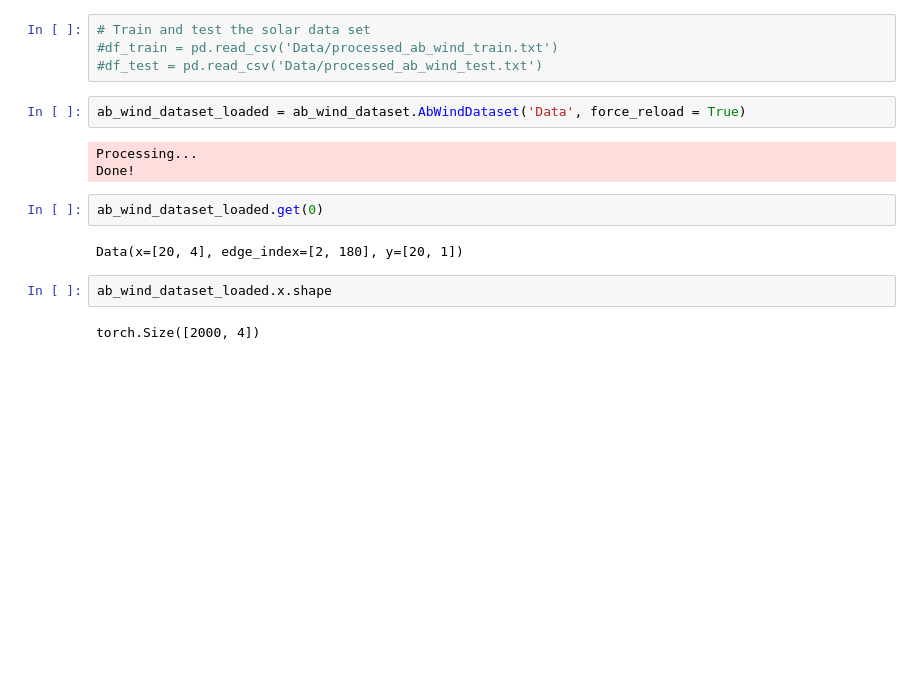
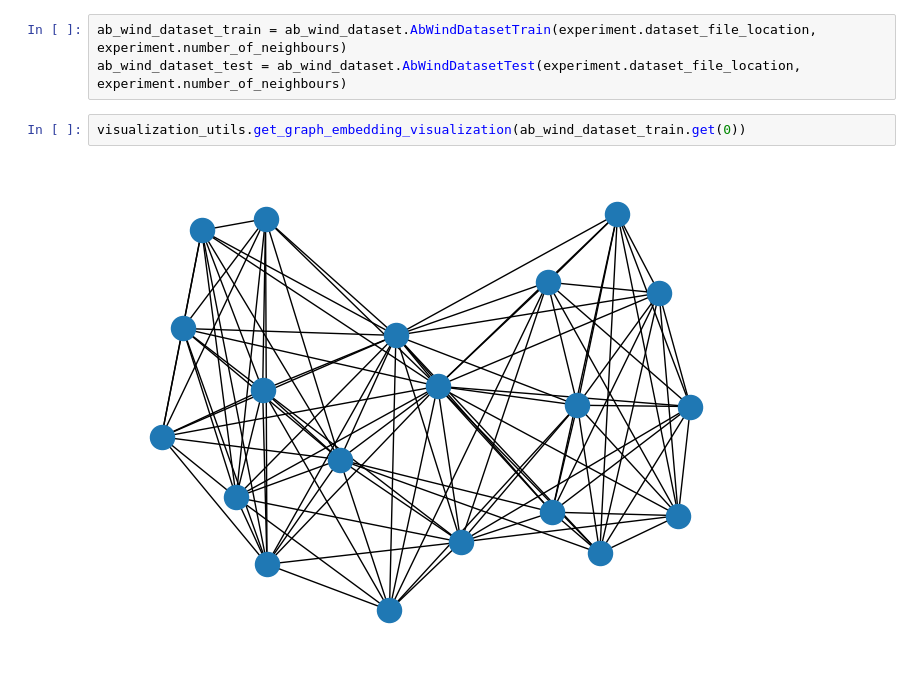
Before and after one commit to yfen3/GNN_Wind, a Jupyter notebook: Exp1_data_process.ipynb, the cells around one changed output. Saved outputs shown, nothing was run; the diff lists cells and outputs as text; blank space fills up the shorter version.

Commit message:
0722: Updated graph embedding, with preliminary experiment results.

```diff
--- a/Exp1_data_process.ipynb
+++ b/Exp1_data_process.ipynb
@@ -32,17 +26,7 @@ Num GPUs Available: 1
-# %%
-# Train and test the solar data set
-#df_train = pd.read_csv('Data/processed_ab_wind_train.txt')
-#df_test = pd.read_csv('Data/processed_ab_wind_test.txt')
-# %%
-ab_wind_dataset_loaded = ab_wind_dataset.AbWindDataset('Data', force_reload = True)
-# %% [output]
-Processing...
-Done!
+# %%
+ab_wind_dataset_train = ab_wind_dataset.AbWindDatasetTrain(experiment.dataset_file_location, experiment.number_of_neighbours)
+ab_wind_dataset_test = ab_wind_dataset.AbWindDatasetTest(experiment.dataset_file_location, experiment.number_of_neighbours)
 # %%
-ab_wind_dataset_loaded.get(0)
+visualization_utils.get_graph_embedding_visualization(ab_wind_dataset_train.get(0))
 # %% [output]
-Data(x=[20, 4], edge_index=[2, 180], y=[20, 1])
+[figure, added]
-# %%
-ab_wind_dataset_loaded.x.shape
-# %% [output]
-torch.Size([2000, 4])
```
Also changed, not shown: parts of 7 cells of this notebook, 7 other files.
